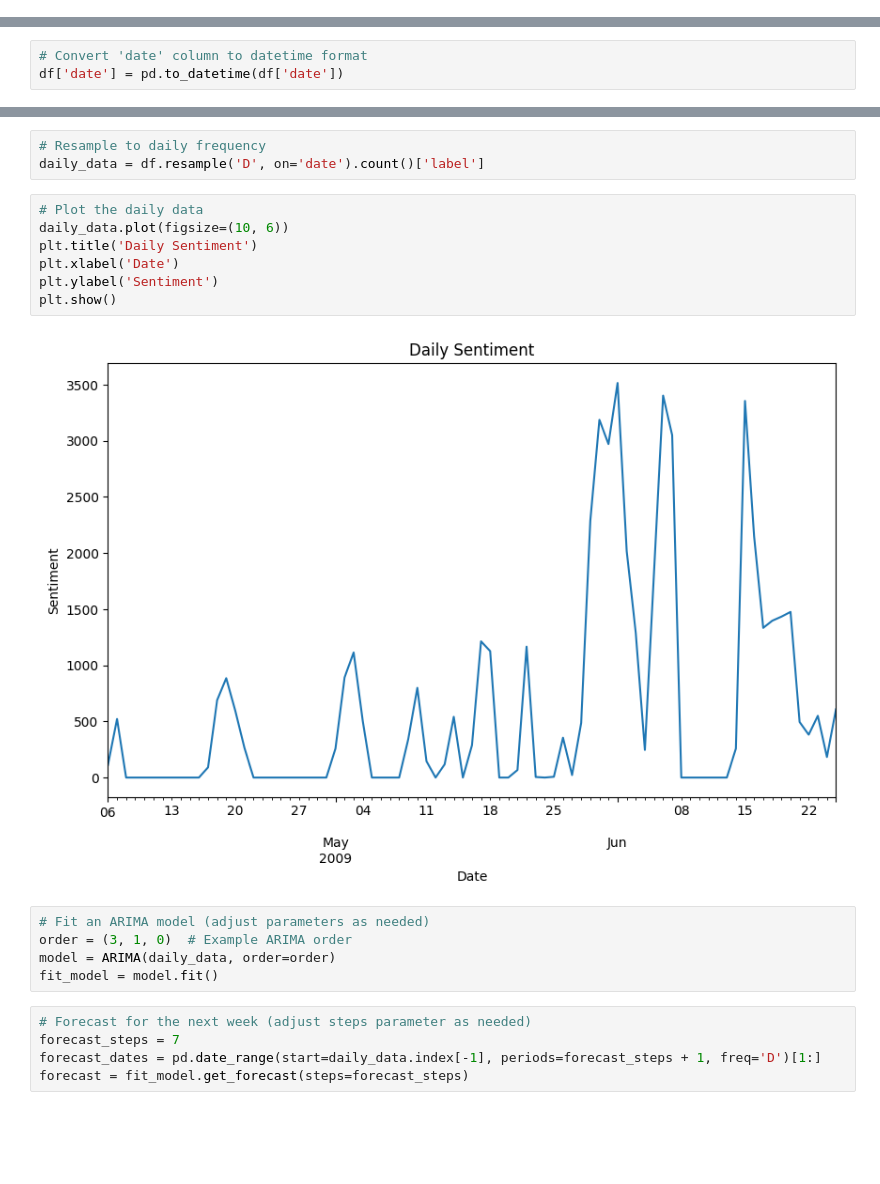
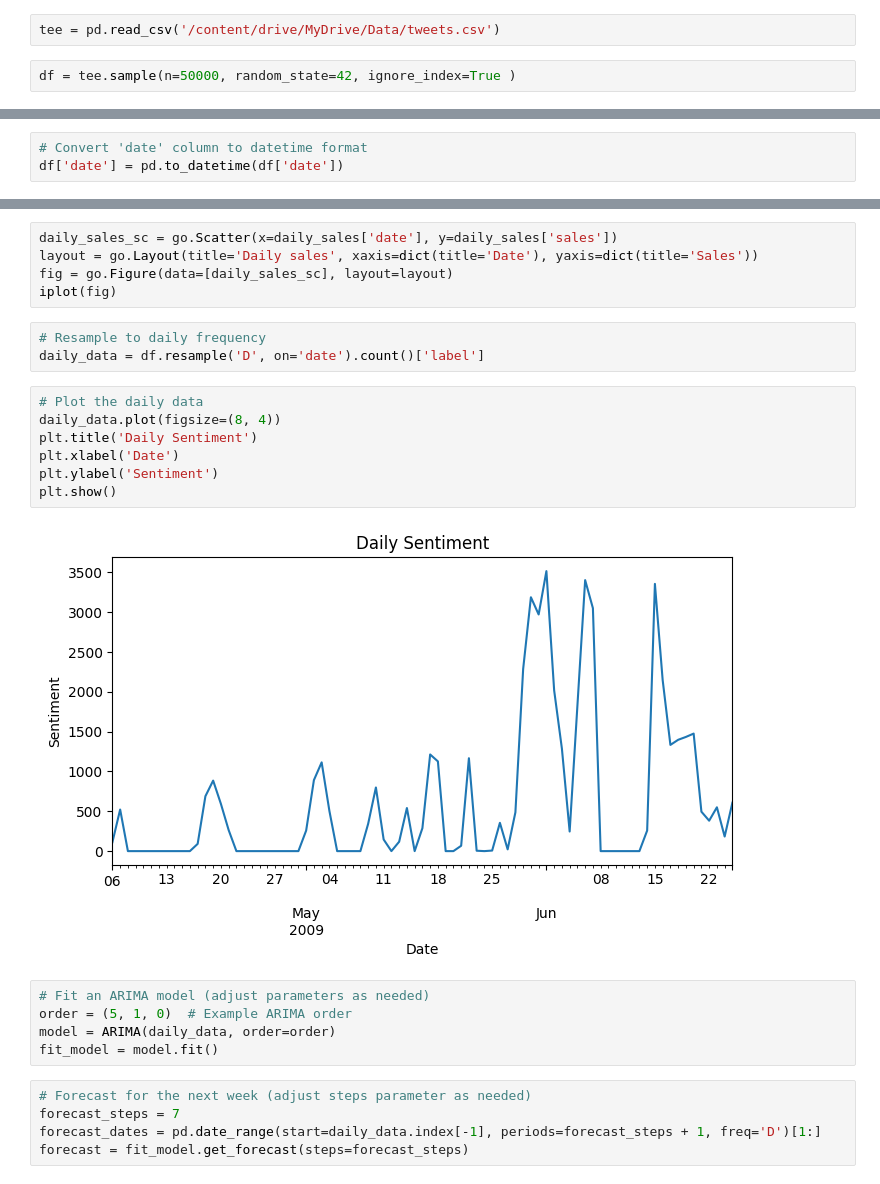
Before and after one commit to muhammadahsan2023/Tweets_Analysis, a Jupyter notebook: tweets_analysis.ipynb, the cells around one changed output, grey strips where cells are left out. Drawn from its saved outputs; the diff is of its cells as text; blank space fills up the shorter version.

```diff
--- a/tweets_analysis.ipynb
+++ b/tweets_analysis.ipynb
@@ -325,0 +389,4 @@ documents = list(collection.find())
+# %%
+tee = pd.read_csv('/content/drive/MyDrive/Data/tweets.csv')
+# %%
+df = tee.sample(n=50000, random_state=42, ignore_index=True )
@@ -359,18 +562,23 @@ df['date'] = pd.to_datetime(df['date'])
+# %%
+daily_sales_sc = go.Scatter(x=daily_sales['date'], y=daily_sales['sales'])
+layout = go.Layout(title='Daily sales', xaxis=dict(title='Date'), yaxis=dict(title='Sales'))
+fig = go.Figure(data=[daily_sales_sc], layout=layout)
+iplot(fig)
 # %%
 # Resample to daily frequency
 daily_data = df.resample('D', on='date').count()['label']
 # %%
 # Plot the daily data
-daily_data.plot(figsize=(10, 6))
+daily_data.plot(figsize=(8, 4))
 plt.title('Daily Sentiment')
 plt.xlabel('Date')
 plt.ylabel('Sentiment')
 plt.show()
 # %% [output]
-[figure, old version]
+[figure, new version]
 # %%
 # Fit an ARIMA model (adjust parameters as needed)
-order = (3, 1, 0)  # Example ARIMA order
+order = (5, 1, 0)  # Example ARIMA order
 model = ARIMA(daily_data, order=order)
 fit_model = model.fit()
 # %%
```
Also changed, not shown: parts of 41 cells of this notebook.
